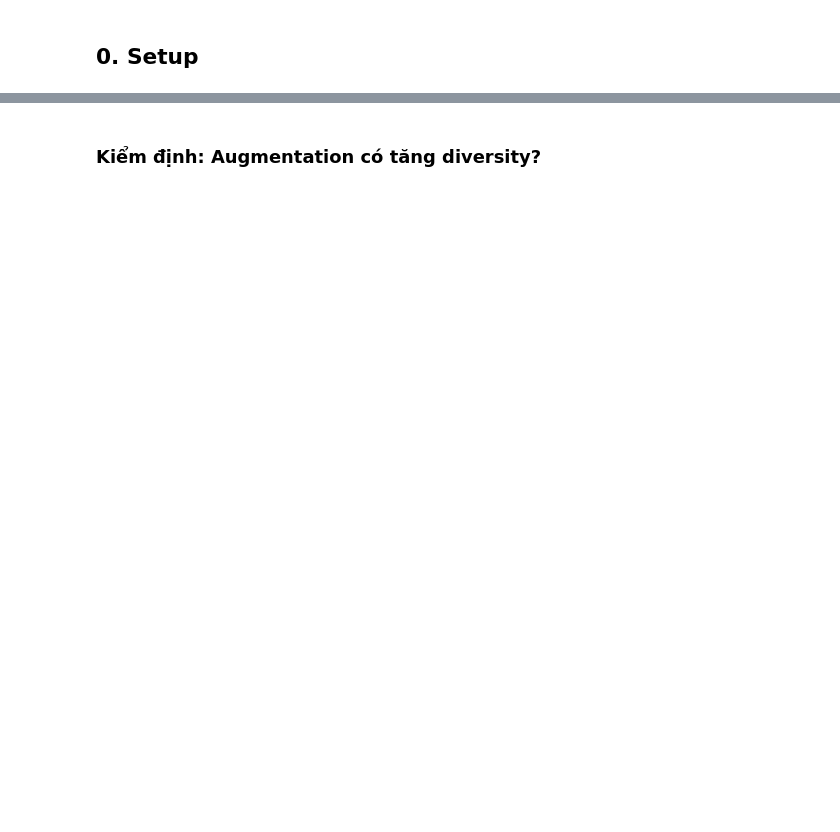
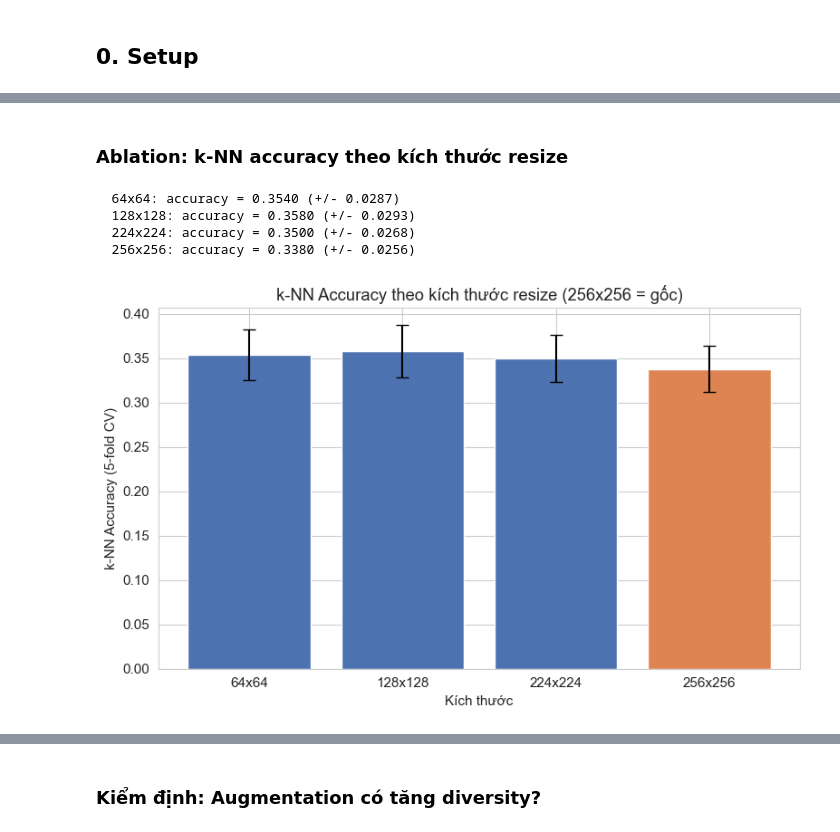
Before and after one commit to chisngyen/DataMining-Lab1, a Jupyter notebook: notebooks/02_preprocessing_image.ipynb, the cells around one changed output, grey strips where cells are left out. Cells and saved outputs as stored; diff of their text form; code cells hidden in the pictures; blank space fills up the shorter version.

```diff
--- a/notebooks/02_preprocessing_image.ipynb
+++ b/notebooks/02_preprocessing_image.ipynb
@@ -445,0 +155,38 @@ plt.show()
+# %% [markdown]
+### Ablation: k-NN accuracy theo kích thước resize
+# %%
+# k-NN classification accuracy theo kích thước resize
+# Dùng 50 ảnh/lớp x 10 lớp = 500 ảnh, flatten làm feature
+knn_samples = load_sample(n_per_class=50, target_classes=SAMPLE_CLASSES)
+
+knn_results = {}
+for target_size in [(64, 64), (128, 128), (224, 224), (256, 256)]:
+    X, y = [], []
+    for img, cls in knn_samples:
+        resized = cv2.resize(img, target_size)
+        X.append(resized.reshape(-1).astype(np.float32) / 255.0)
+        y.append(cls)
+    X, y = np.array(X), np.array(y)
+
+    knn = KNeighborsClassifier(n_neighbors=5)
+    scores = cross_val_score(knn, X, y, cv=5, scoring='accuracy')
+    knn_results[f"{target_size[0]}x{target_size[1]}"] = (scores.mean(), scores.std())
+    print(f"  {target_size[0]}x{target_size[1]}: accuracy = {scores.mean():.4f} (+/- {scores.std():.4f})")
+
+# Plot
+fig, ax = plt.subplots(figsize=(8, 5))
+sizes_label = list(knn_results.keys())
+means = [v[0] for v in knn_results.values()]
+stds = [v[1] for v in knn_results.values()]
+ax.bar(sizes_label, means, yerr=stds, capsize=5, color=['#4C72B0', '#4C72B0', '#4C72B0', '#DD8452'])
+ax.set_ylabel("k-NN Accuracy (5-fold CV)")
+ax.set_xlabel("Kích thước")
+ax.set_title("k-NN Accuracy theo kích thước resize (256x256 = gốc)")
+plt.tight_layout()
+plt.show()
+# %% [output]
+  64x64: accuracy = 0.3540 (+/- 0.0287)
+  128x128: accuracy = 0.3580 (+/- 0.0293)
+  224x224: accuracy = 0.3500 (+/- 0.0268)
+  256x256: accuracy = 0.3380 (+/- 0.0256)
+[figure, added]
```
Also changed, not shown: parts of 109 cells of this notebook, 1 other file.
